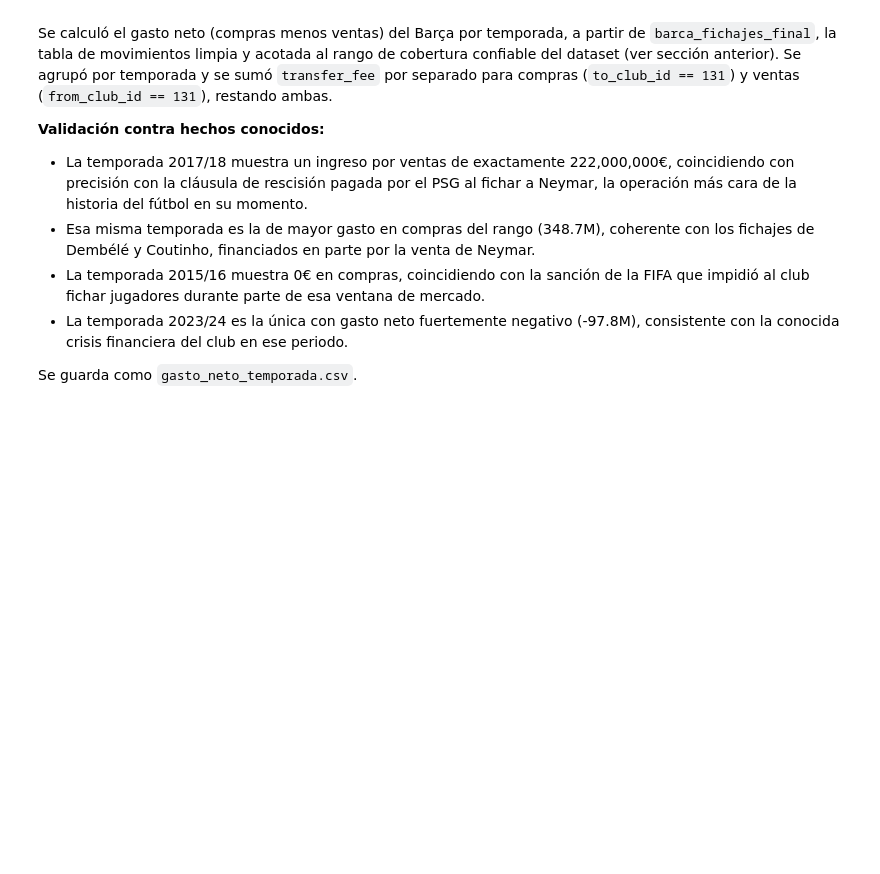
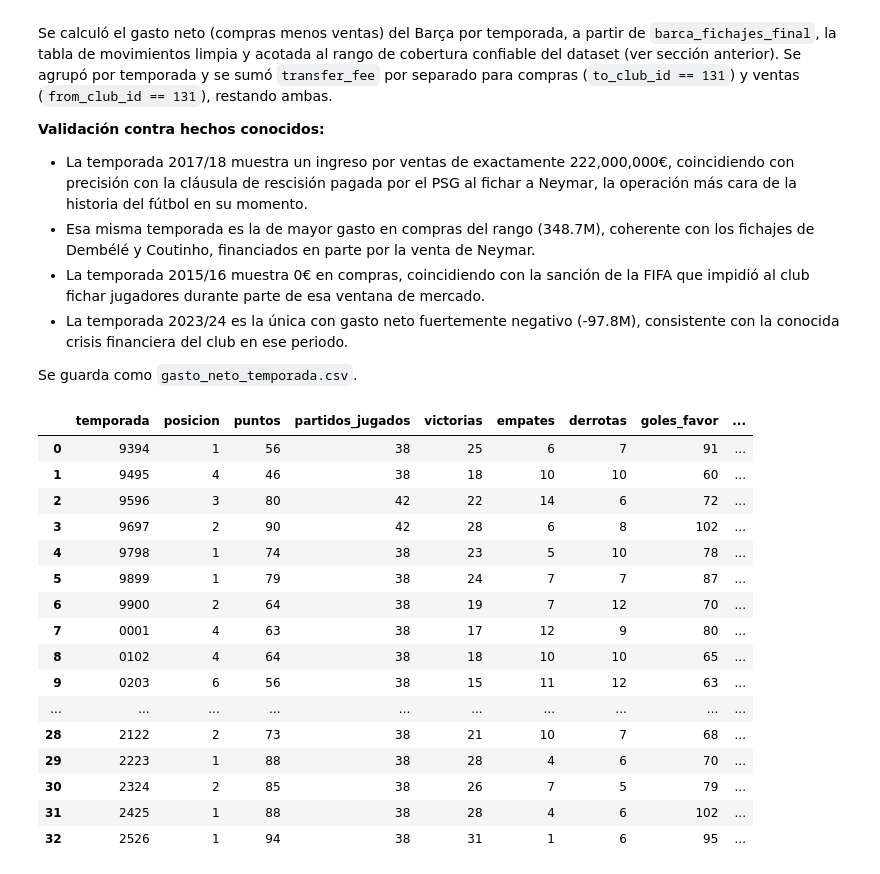
Before and after one commit to albertone448/always-barca, a Jupyter notebook: notebooks/01_exploracion_estructura.ipynb, the cells around one changed output. Cells and saved outputs as stored; diff of their text form; code cells hidden in the pictures; blank space fills up the shorter version.

```diff
--- a/notebooks/01_exploracion_estructura.ipynb
+++ b/notebooks/01_exploracion_estructura.ipynb
@@ -264,3 +272,5 @@ rendimiento_barca.head(10)
+# %%
+rendimiento_barca.loc[rendimiento_barca['temporada'] == '0607', 'posicion'] = 2
 # %%
 def anio_inicio(codigo):
     anio = int(codigo[:2])
@@ -773,3 +783,29 @@ Se calculó el gasto neto (compras menos ventas) del Barça por temporada, a par
 - La temporada 2023/24 es la única con gasto neto fuertemente negativo (-97.8M), consistente con la conocida crisis financiera del club en ese periodo.
 
 Se guarda como `gasto_neto_temporada.csv`.
+# %%
+df_maestro = rendimiento_barca.merge(entrenadores_temporada, on='temporada', how='left')
+df_maestro = df_maestro.merge(gasto_neto, on='temporada', how='left')
+
+df_maestro['datos_gasto_disponibles'] = df_maestro['temporada'].isin(gasto_neto['temporada'])
+
+df_maestro = df_maestro.sort_values('anio_inicio').reset_index(drop=True)
+df_maestro
+# %% [output]
+|  | temporada | posicion | puntos | partidos_jugados | victorias | empates | derrotas | goles_favor | ... |
+| 0 | 9394 | 1 | 56 | 38 | 25 | 6 | 7 | 91 | ... |
+| 1 | 9495 | 4 | 46 | 38 | 18 | 10 | 10 | 60 | ... |
+| 2 | 9596 | 3 | 80 | 42 | 22 | 14 | 6 | 72 | ... |
+| 3 | 9697 | 2 | 90 | 42 | 28 | 6 | 8 | 102 | ... |
+| 4 | 9798 | 1 | 74 | 38 | 23 | 5 | 10 | 78 | ... |
+| 5 | 9899 | 1 | 79 | 38 | 24 | 7 | 7 | 87 | ... |
+| 6 | 9900 | 2 | 64 | 38 | 19 | 7 | 12 | 70 | ... |
+| 7 | 0001 | 4 | 63 | 38 | 17 | 12 | 9 | 80 | ... |
+| 8 | 0102 | 4 | 64 | 38 | 18 | 10 | 10 | 65 | ... |
+| 9 | 0203 | 6 | 56 | 38 | 15 | 11 | 12 | 63 | ... |
+| ... | ... | ... | ... | ... | ... | ... | ... | ... | ... |
+| 28 | 2122 | 2 | 73 | 38 | 21 | 10 | 7 | 68 | ... |
+| 29 | 2223 | 1 | 88 | 38 | 28 | 4 | 6 | 70 | ... |
+| 30 | 2324 | 2 | 85 | 38 | 26 | 7 | 5 | 79 | ... |
+| 31 | 2425 | 1 | 88 | 38 | 28 | 4 | 6 | 102 | ... |
+| 32 | 2526 | 1 | 94 | 38 | 31 | 1 | 6 | 95 | ... |
```
Also changed, not shown: parts of 3 cells of this notebook, 3 other files.
